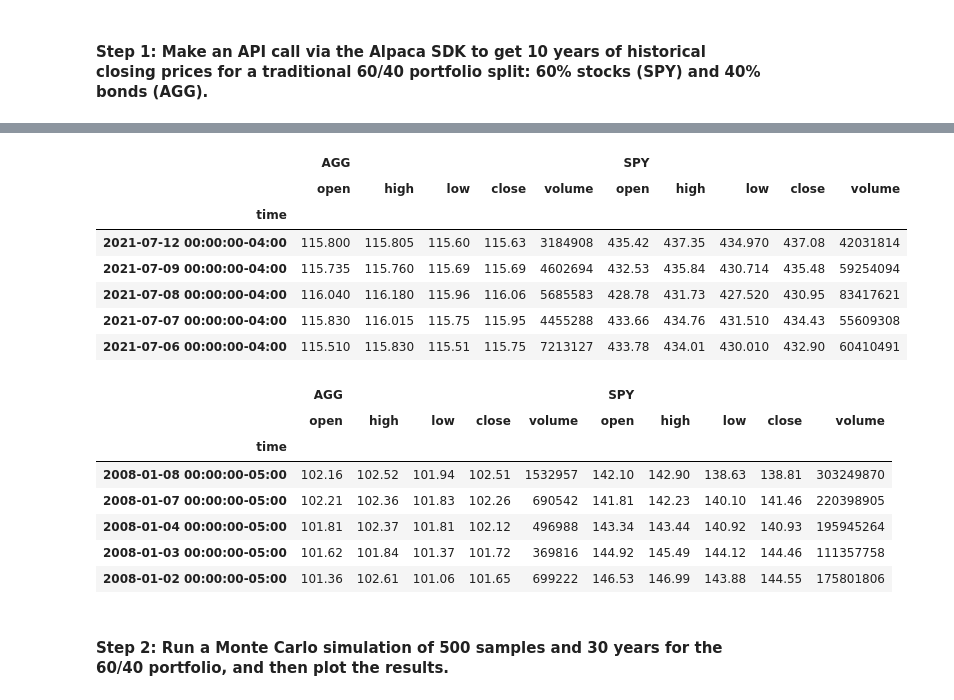
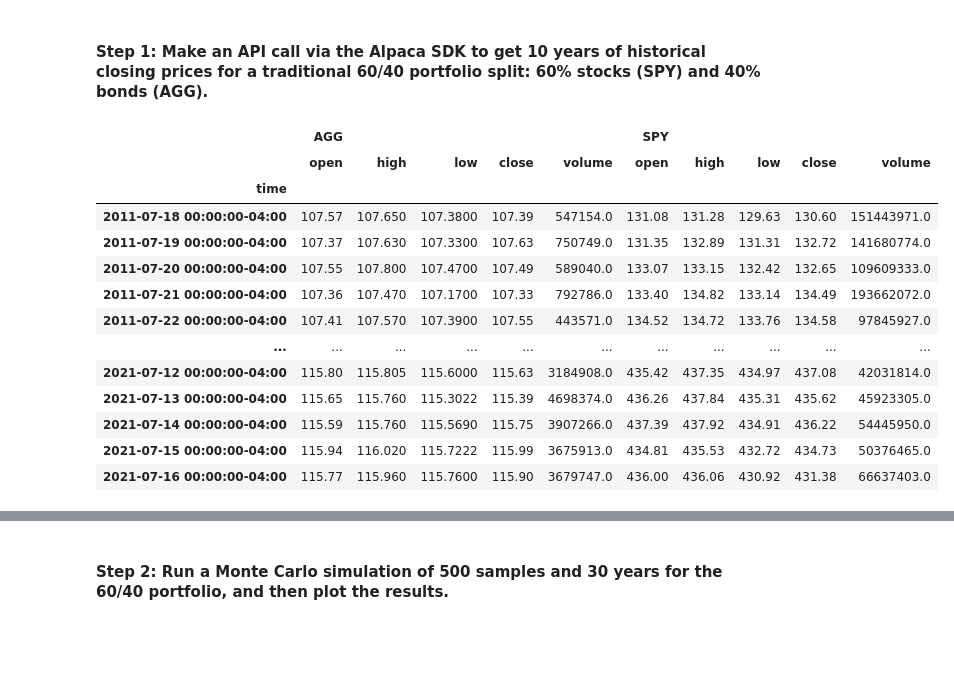
Before and after one commit to pentius00/05_Financial_Planner, a Jupyter notebook: financial_planning_tools.ipynb, the cells around one changed output, grey strips where cells are left out. Drawn from its saved outputs; the diff is of its cells as text; code cells hidden in the pictures; blank space fills up the shorter version.

Commit message:
changed to while loop

```diff
--- a/financial_planning_tools.ipynb
+++ b/financial_planning_tools.ipynb
@@ -402,33 +402,47 @@ In this section, you’ll use the MCForecastTools library to create a Monte Carl
 #### Step 1: Make an API call via the Alpaca SDK to get 10 years of historical closing prices for a traditional 60/40 portfolio split: 60% stocks (SPY) and 40% bonds (AGG).
 # %%
 # Set start and end dates of 10 years back from your current date
-end_date = pd.Timestamp('2021-07-12', tz='America/New_York').isoformat()
-start_date = pd.Timestamp('2011-07-12', tz='America/New_York').isoformat()
-
-numdays = (pd.to_datetime(end_date) - pd.to_datetime(start_date)).days
-print("Number of days:", numdays, type(numdays))
+end_date = pd.Timestamp.today(tz='America/New_York')
+start_date = (end_date - dt.timedelta(days=3653))
 
 # Use the Alpaca get_barset function to make the API call to get the 10 years worth of pricing data
-# The tickers and timeframe parameters should have been set in Part 1 of this activity
+# The tickers and timeframe parameters have been set in Part 1 of this activity
 days_per_request = 1000
-date_range = pd.date_range(start_date, end_date, freq='D')
+prices_10y_df = alpaca.get_barset(
+    symbols=tickers
+    , timeframe=timeframe
+    , limit=days_per_request
+    , end=end_date.isoformat()
+).df.sort_index(ascending=False)
 
-prices_10y_df = alpaca.get_barset(symbols=tickers, timeframe=timeframe, limit=days_per_request, end=end_date).df.sort_index(ascending=False)
-
-for i in range(1000, numdays, days_per_request):
+# While oldest date is greater than the start date, continue pulling data
+while(prices_10y_df.iloc[-1].name > start_date):
     last_date_in_range = prices_10y_df.iloc[-1].name
     day_before_last = last_date_in_range - dt.timedelta(days=1)
 
     prices = alpaca.get_barset(
         symbols=tickers
         , timeframe=timeframe
         , limit=days_per_request
         , end=day_before_last.isoformat()
     ).df.sort_index(ascending=False)
     prices_10y_df = prices_10y_df.append(prices)
-
-
-# Display both the first and last five rows of the DataFrame
-display(prices_10y_df.head())
-display(prices_10y_df.tail())
+else:
+    # Display both the first and last five rows of the DataFrame
+    prices_10y_df = prices_10y_df.loc[end_date:start_date].sort_index(ascending=True)
+    display(prices_10y_df)
 # %% [output]
+|  | AGG |  |  |  |  | SPY |  |  |  |  |
+|  | open | high | low | close | volume | open | high | low | close | volume |
+| time |  |  |  |  |  |  |  |  |  |  |
+| 2011-07-18 00:00:00-04:00 | 107.57 | 107.650 | 107.3800 | 107.39 | 547154.0 | 131.08 | 131.28 | 129.63 | 130.60 | 151443971.0 |
+| 2011-07-19 00:00:00-04:00 | 107.37 | 107.630 | 107.3300 | 107.63 | 750749.0 | 131.35 | 132.89 | 131.31 | 132.72 | 141680774.0 |
+| 2011-07-20 00:00:00-04:00 | 107.55 | 107.800 | 107.4700 | 107.49 | 589040.0 | 133.07 | 133.15 | 132.42 | 132.65 | 109609333.0 |
+| 2011-07-21 00:00:00-04:00 | 107.36 | 107.470 | 107.1700 | 107.33 | 792786.0 | 133.40 | 134.82 | 133.14 | 134.49 | 193662072.0 |
+| 2011-07-22 00:00:00-04:00 | 107.41 | 107.570 | 107.3900 | 107.55 | 443571.0 | 134.52 | 134.72 | 133.76 | 134.58 | 97845927.0 |
+| ... | ... | ... | ... | ... | ... | ... | ... | ... | ... | ... |
+| 2021-07-12 00:00:00-04:00 | 115.80 | 115.805 | 115.6000 | 115.63 | 3184908.0 | 435.42 | 437.35 | 434.97 | 437.08 | 42031814.0 |
+| 2021-07-13 00:00:00-04:00 | 115.65 | 115.760 | 115.3022 | 115.39 | 4698374.0 | 436.26 | 437.84 | 435.31 | 435.62 | 45923305.0 |
+| 2021-07-14 00:00:00-04:00 | 115.59 | 115.760 | 115.5690 | 115.75 | 3907266.0 | 437.39 | 437.92 | 434.91 | 436.22 | 54445950.0 |
+| 2021-07-15 00:00:00-04:00 | 115.94 | 116.020 | 115.7222 | 115.99 | 3675913.0 | 434.81 | 435.53 | 432.72 | 434.73 | 50376465.0 |
+| 2021-07-16 00:00:00-04:00 | 115.77 | 115.960 | 115.7600 | 115.90 | 3679747.0 | 436.00 | 436.06 | 430.92 | 431.38 | 66637403.0 |
@@ -442,19 +450,3 @@ Number of days: 3653 <class 'int'>
-|  | AGG |  |  |  |  | SPY |  |  |  |  |
-|  | open | high | low | close | volume | open | high | low | close | volume |
-| time |  |  |  |  |  |  |  |  |  |  |
-| 2021-07-12 00:00:00-04:00 | 115.800 | 115.805 | 115.60 | 115.63 | 3184908 | 435.42 | 437.35 | 434.970 | 437.08 | 42031814 |
-| 2021-07-09 00:00:00-04:00 | 115.735 | 115.760 | 115.69 | 115.69 | 4602694 | 432.53 | 435.84 | 430.714 | 435.48 | 59254094 |
-| 2021-07-08 00:00:00-04:00 | 116.040 | 116.180 | 115.96 | 116.06 | 5685583 | 428.78 | 431.73 | 427.520 | 430.95 | 83417621 |
-| 2021-07-07 00:00:00-04:00 | 115.830 | 116.015 | 115.75 | 115.95 | 4455288 | 433.66 | 434.76 | 431.510 | 434.43 | 55609308 |
-| 2021-07-06 00:00:00-04:00 | 115.510 | 115.830 | 115.51 | 115.75 | 7213127 | 433.78 | 434.01 | 430.010 | 432.90 | 60410491 |
-|  | AGG |  |  |  |  | SPY |  |  |  |  |
-|  | open | high | low | close | volume | open | high | low | close | volume |
-| time |  |  |  |  |  |  |  |  |  |  |
-| 2008-01-08 00:00:00-05:00 | 102.16 | 102.52 | 101.94 | 102.51 | 1532957 | 142.10 | 142.90 | 138.63 | 138.81 | 303249870 |
-| 2008-01-07 00:00:00-05:00 | 102.21 | 102.36 | 101.83 | 102.26 | 690542 | 141.81 | 142.23 | 140.10 | 141.46 | 220398905 |
-| 2008-01-04 00:00:00-05:00 | 101.81 | 102.37 | 101.81 | 102.12 | 496988 | 143.34 | 143.44 | 140.92 | 140.93 | 195945264 |
-| 2008-01-03 00:00:00-05:00 | 101.62 | 101.84 | 101.37 | 101.72 | 369816 | 144.92 | 145.49 | 144.12 | 144.46 | 111357758 |
-| 2008-01-02 00:00:00-05:00 | 101.36 | 102.61 | 101.06 | 101.65 | 699222 | 146.53 | 146.99 | 143.88 | 144.55 | 175801806 |
 # %% [markdown]
 #### Step 2: Run a Monte Carlo simulation of 500 samples and 30 years for the 60/40 portfolio, and then plot the results.
 # %%
```
Also changed, not shown: parts of 1 cell of this notebook.
